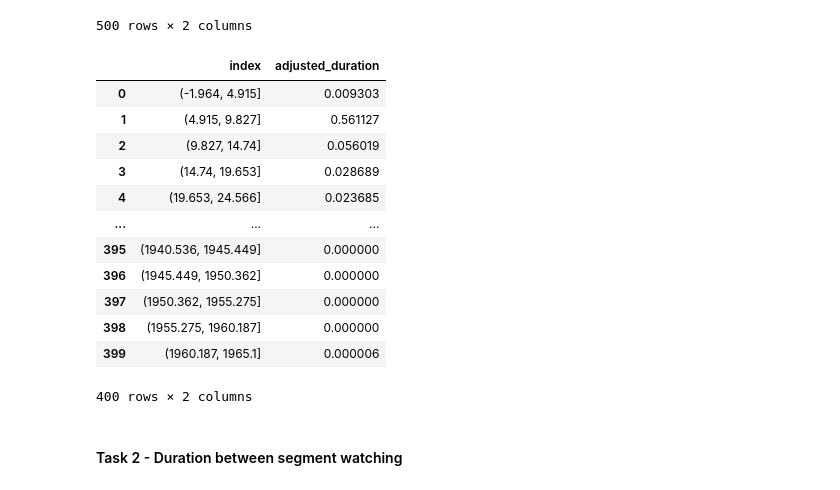
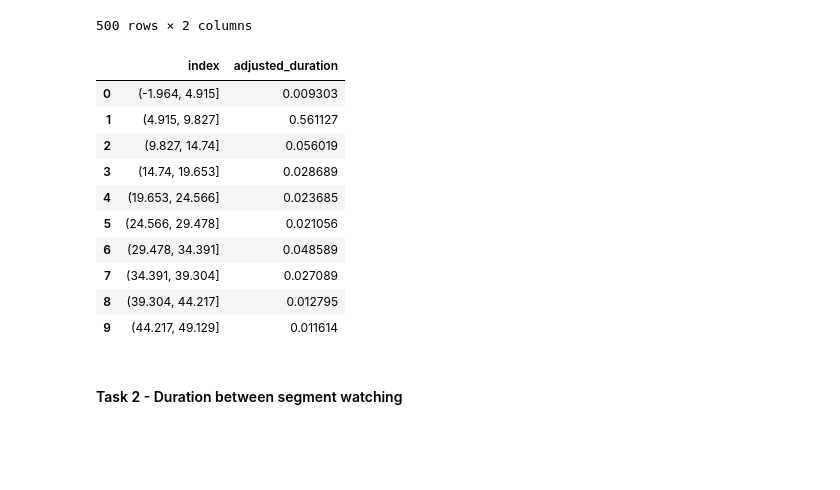
Before and after one commit to erlendoeien/fall-project, a Jupyter notebook: movies_pre_processing.ipynb, the cells around one changed output. Saved outputs shown, nothing was run; the diff lists cells and outputs as text; code cells hidden in the pictures; blank space fills up the shorter version.

```diff
--- a/movies_pre_processing.ipynb
+++ b/movies_pre_processing.ipynb
@@ -73,5 +110,3 @@ segments_flattened.head()
 # %%
-# Task 2 - Remove short segments - What is the distribution of segments
-# Need to account for speed
-
-segments_flattened_leveled = pd.DataFrame(all_sequences.groupby(["user_id", "video_id"]).apply(lambda x: x["seq"].str["segment"].explode())).apply(lambda x: pd.Series(x["seq"]), axis=1)
+segments_flattened_leveled = pd.DataFrame(all_sequences.groupby(["user_id", "video_id"]).apply(lambda x: x["seq"].str["segment"].explode()))#.apply(lambda x: pd.Series(x["seq"]), axis=1)
+#, meta=segment_explode_meta)
@@ -78 +116,6 @@ segments_flattened_leveled = pd.DataFrame(all_sequences.groupby(["user_id", "vid
+# %%
+segments_flattened_leveled = segments_flattened_leveled.apply(lambda x: pd.Series(x["seq"]), axis=1)#, meta=segments_df_meta_args)
+segments_flattened_leveled.head()
+# %%
+segments_flattened_ext = segments_flattened_leveled.reset_index().merge(video_id2ccid, on="video_id", how="left")#.merge(concept2ccid, on="ccid", how="outer")
 # %%
@@ -112,7 +155,7 @@ segments_flattened_ctx
 # %%
-segment_duration = segments_flattened_ctx.assign(raw_duration=segments_flattened_ctx["end_point"] - segments_flattened_ctx["start_point"],
-                                                 adjusted_duration = (segments_flattened_ctx["end_point"] - segments_flattened_ctx["start_point"]) / segments_flattened_ctx["speed"],
-                                                 start_time=pd.to_datetime(segments_flattened_ctx['local_start_time'],unit='s'))
+segment_duration = segments_flattened_ext.assign(raw_duration=segments_flattened_ext["end_point"] - segments_flattened_ext["start_point"],
+                                                 adjusted_duration = (segments_flattened_ext["end_point"] - segments_flattened_ext["start_point"]) / segments_flattened_ext["speed"],
+                                                 start_time=pd.to_datetime(segments_flattened_ext['local_start_time'],unit='s'))
 # %%
 segment_duration.head()
 # %% [output]
@@ -143,20 +186,18 @@ segment_duration_count.sort_index().reset_index()
 500 rows × 2 columns
 # %%
 segment_duration_count = segment_duration[segment_duration['adjusted_duration'] > 0]['adjusted_duration'].value_counts(normalize=True, bins=400)
-segment_duration_count.sort_index().reset_index()
+segment_duration_count.sort_index().reset_index()[:10]
 # %% [output]
 |  | index | adjusted_duration |
 | 0 | (-1.964, 4.915] | 0.009303 |
 | 1 | (4.915, 9.827] | 0.561127 |
 | 2 | (9.827, 14.74] | 0.056019 |
 | 3 | (14.74, 19.653] | 0.028689 |
 | 4 | (19.653, 24.566] | 0.023685 |
-| ... | ... | ... |
-| 395 | (1940.536, 1945.449] | 0.000000 |
-| 396 | (1945.449, 1950.362] | 0.000000 |
-| 397 | (1950.362, 1955.275] | 0.000000 |
-| 398 | (1955.275, 1960.187] | 0.000000 |
-| 399 | (1960.187, 1965.1] | 0.000006 |
+| 5 | (24.566, 29.478] | 0.021056 |
+| 6 | (29.478, 34.391] | 0.048589 |
+| 7 | (34.391, 39.304] | 0.027089 |
+| 8 | (39.304, 44.217] | 0.012795 |
+| 9 | (44.217, 49.129] | 0.011614 |
-400 rows × 2 columns
 # %% [markdown]
 #### Task 2 - Duration between segment watching
```
Also changed, not shown: parts of 51 cells of this notebook.
